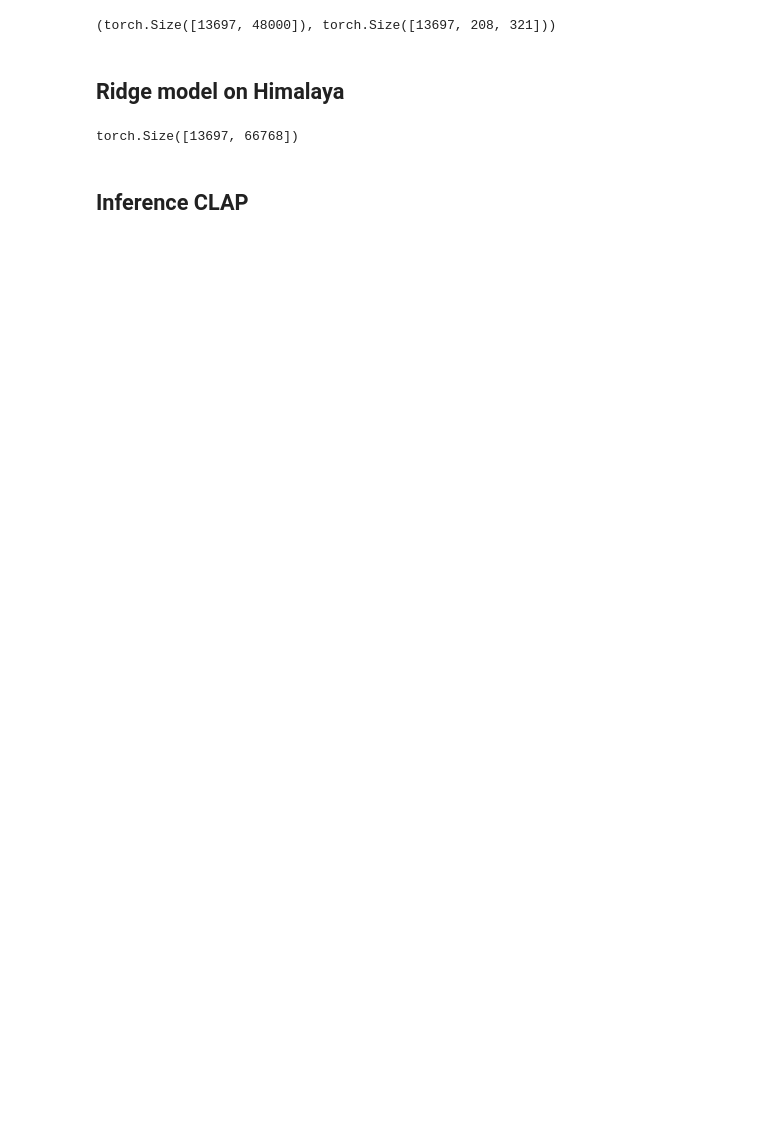
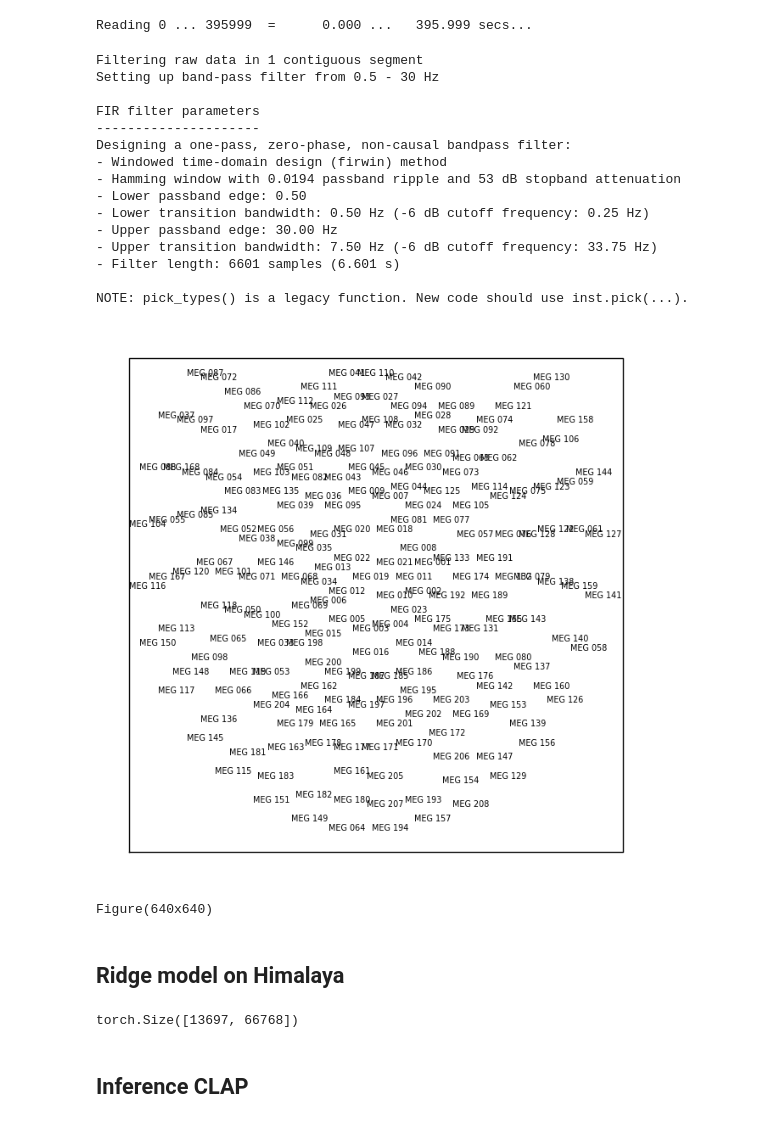
Before and after one commit to mattciff5/spect-to-meg, a Jupyter notebook: code/encoding_time.ipynb, the cells around one changed output. Saved outputs shown, nothing was run; the diff lists cells and outputs as text; code cells hidden in the pictures; blank space fills up the shorter version.

```diff
--- a/code/encoding_time.ipynb
+++ b/code/encoding_time.ipynb
@@ -11,7 +11,7 @@ from torch.optim import AdamW, Adam
 from torch.utils.data import DataLoader, Dataset
 # %%
 stimuli_path = meg_path + '/stimuli/audio'
-patient = ['01']
+patient = ['09']
 sub_decim = 10
 brain_signal_data = []
 audio_signal_data = []
@@ -227,3 +64,26 @@ brain_train, brain_test = split_tensor(brain_signal_data_tensor)
+# %%
+raw = get_bids_raw(meg_path, patient[0], session[0], '0')
+layout_from_raw = mne.channels.find_layout(raw.info, ch_type='mag')
+print(layout_from_raw.plot())
+# %% [output]
+Reading 0 ... 395999  =      0.000 ...   395.999 secs...
+Filtering raw data in 1 contiguous segment
+Setting up band-pass filter from 0.5 - 30 Hz
+
+FIR filter parameters
+---------------------
+Designing a one-pass, zero-phase, non-causal bandpass filter:
+- Windowed time-domain design (firwin) method
+- Hamming window with 0.0194 passband ripple and 53 dB stopband attenuation
+- Lower passband edge: 0.50
+- Lower transition bandwidth: 0.50 Hz (-6 dB cutoff frequency: 0.25 Hz)
+- Upper passband edge: 30.00 Hz
+- Upper transition bandwidth: 7.50 Hz (-6 dB cutoff frequency: 33.75 Hz)
+- Filter length: 6601 samples (6.601 s)
+
+NOTE: pick_types() is a legacy function. New code should use inst.pick(...).
+[figure, added]
+Figure(640x640)
 # %%
 audio_train = torch.load('/data01/data/MEG/collect_data/audio/audio_tensor_train_raw.pt')
 audio_test = torch.load('/data01/data/MEG/collect_data/audio/audio_tensor_test_raw.pt')
@@ -232,7 +90,3 @@ brain_test = torch.load('/data01/data/MEG/collect_data/megt/brain_tensor_test_ra
-# %%
-audio_train.shape, brain_train.shape
-# %% [output]
-(torch.Size([13697, 48000]), torch.Size([13697, 208, 321]))
 # %% [markdown]
 ## Ridge model on Himalaya
 # %%
```
Also changed, not shown: parts of 38 cells of this notebook, 6 other files.
